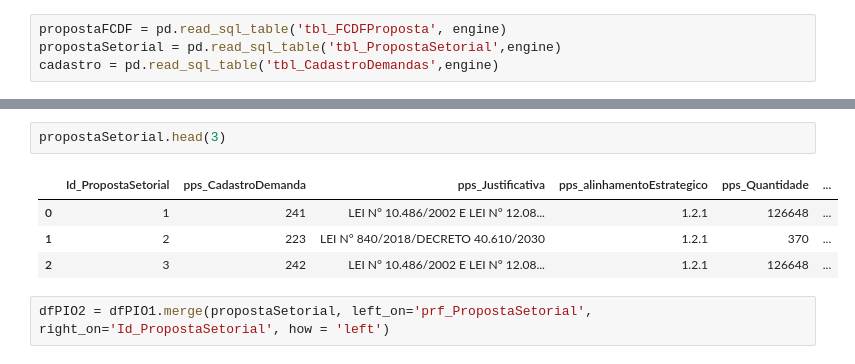
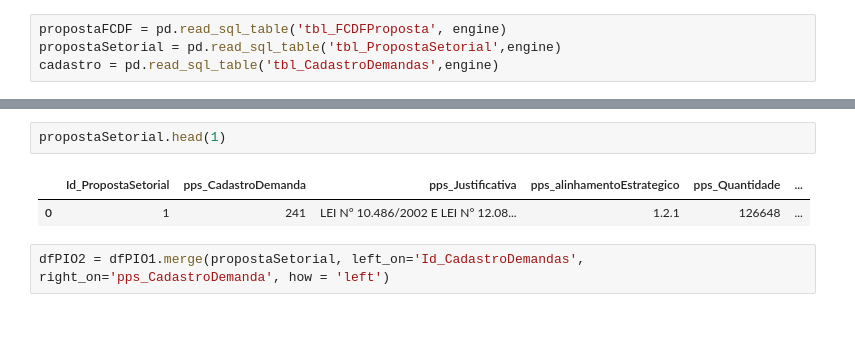
Before and after one commit to vroader/SIORF, a Jupyter notebook: Tabelas csv/20210326_CriaçãoInserçãoTabelaPIOFCDF.ipynb, the cells around one changed output, grey strips where cells are left out. Cells and saved outputs as stored; diff of their text form; blank space fills up the shorter version.

```diff
--- a/Tabelas csv/20210326_CriaçãoInserçãoTabelaPIOFCDF.ipynb
+++ b/Tabelas csv/20210326_CriaçãoInserçãoTabelaPIOFCDF.ipynb
@@ -61,12 +68,10 @@ dfPIO1
 # %%
-propostaSetorial.head(3)
+propostaSetorial.head(1)
 # %% [output]
 |  | Id_PropostaSetorial | pps_CadastroDemanda | pps_Justificativa | pps_alinhamentoEstrategico | pps_Quantidade | ... |
 | 0 | 1 | 241 | LEI N° 10.486/2002 E LEI N° 12.08... | 1.2.1 | 126648 | ... |
-| 1 | 2 | 223 | LEI N° 840/2018/DECRETO 40.610/2030 | 1.2.1 | 370 | ... |
-| 2 | 3 | 242 | LEI N° 10.486/2002 E LEI N° 12.08... | 1.2.1 | 126648 | ... |
 # %%
-dfPIO2 = dfPIO1.merge(propostaSetorial, left_on='prf_PropostaSetorial', right_on='Id_PropostaSetorial', how = 'left')
+dfPIO2 = dfPIO1.merge(propostaSetorial, left_on='Id_CadastroDemandas', right_on='pps_CadastroDemanda', how = 'left')
 # %%
 dfPIO2.head(1)
 # %% [output]
```
Also changed, not shown: parts of 11 cells of this notebook, 1 other file.
